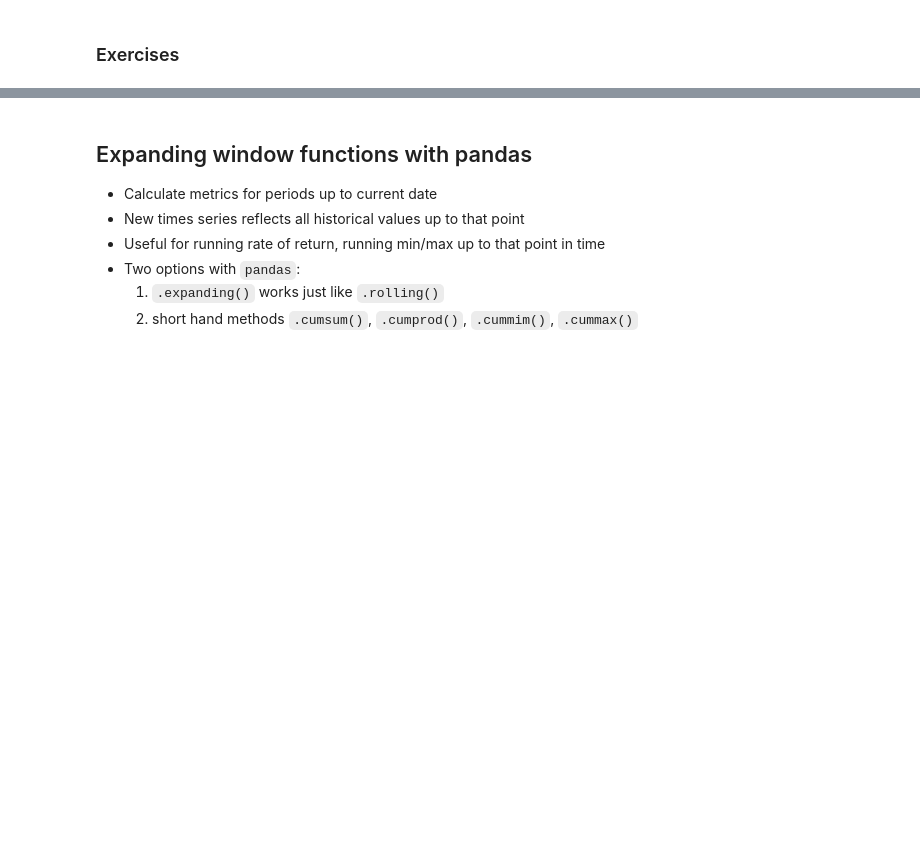
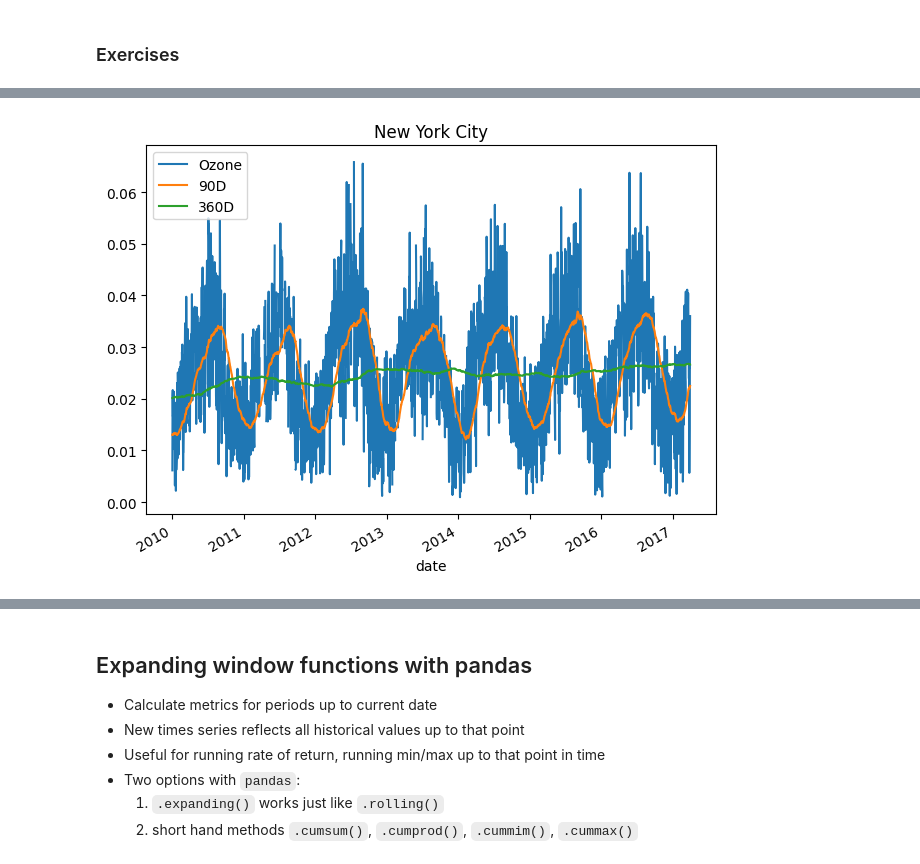
Before and after one commit to PaulToronto/DataCamp_TimeSeries, a Jupyter notebook: 03_Window_Functions_Rolling_and_Expanding_Metrics.ipynb, the cells around one changed output, grey strips where cells are left out. Cells and saved outputs as stored; diff of their text form; code cells hidden in the pictures; blank space fills up the shorter version.

```diff
--- a/03_Window_Functions_Rolling_and_Expanding_Metrics.ipynb
+++ b/03_Window_Functions_Rolling_and_Expanding_Metrics.ipynb
@@ -227,3 +226,6 @@ pd.concat([q10, median, q90], axis=1).plot();
 [figure]
 # %% [markdown]
 ### Exercises
+# %%
+data = pd.read_csv(data_path + 'air_quality_data/ozone_nyc.csv', parse_dates=['date'], index_col='date')
+data.info()
@@ -229,0 +241,9 @@ pd.concat([q10, median, q90], axis=1).plot();
+# %%
+data['90D'] = data['Ozone'].rolling('90D').mean()
+data['360D'] = data['Ozone'].rolling('360D').mean()
+# %%
+data.loc['2010':].plot(title='New York City')
+plt.tight_layout()
+plt.show()
+# %% [output]
+[figure, added]
```
Also changed, not shown: parts of 13 cells of this notebook.
